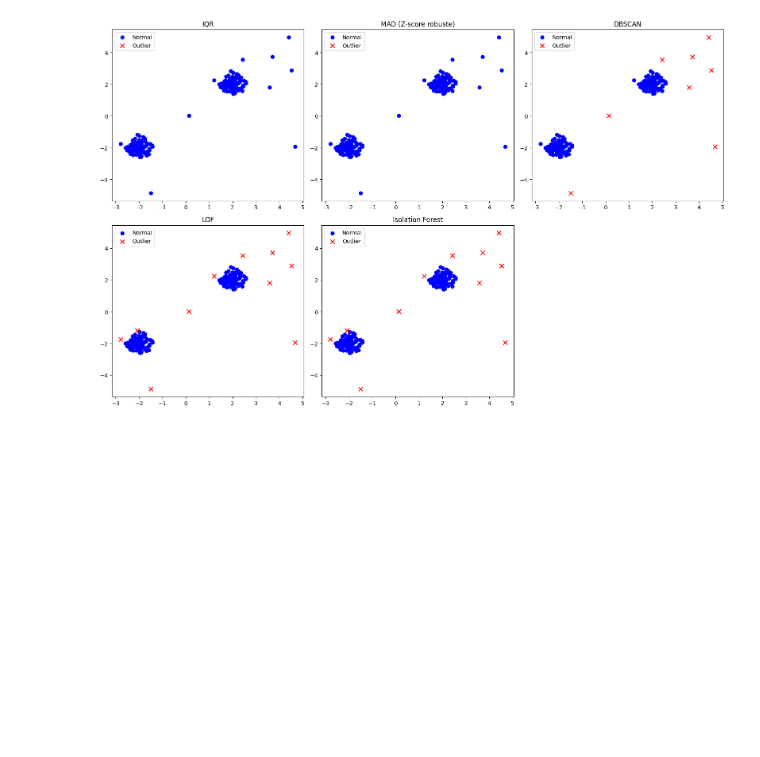
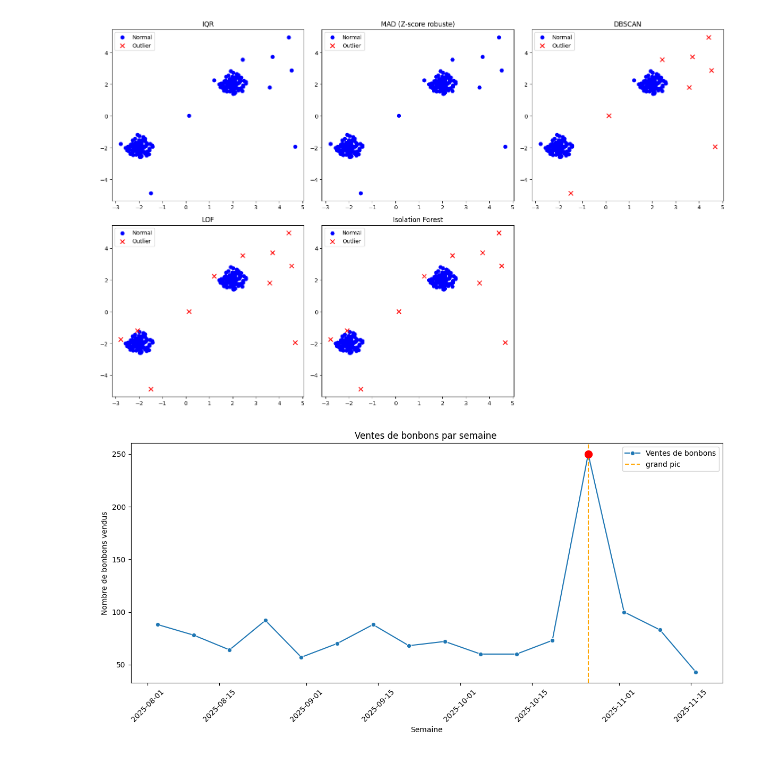
Before and after one commit to k-Refuge/Outliers, a Jupyter notebook: helping _code.ipynb, the cells around one changed output. Saved outputs shown, nothing was run; the diff lists cells and outputs as text; code cells hidden in the pictures; blank space fills up the shorter version.

```diff
--- a/helping _code.ipynb
+++ b/helping _code.ipynb
@@ -157,3 +157,44 @@ plt.tight_layout()
 plt.show()
 # %% [output]
 [figure]
+# %%
+import pandas as pd
+import numpy as np
+import matplotlib.pyplot as plt
+import seaborn as sns
+
+# Simuler des données sur 16 semaines
+np.random.seed(42)
+weeks = pd.date_range(start="2025-08-01", periods=16, freq="W")
+sales = np.random.randint(50, 100, size=16)
+
+# Ajouter un pic pour la semaine d'Halloween
+halloween_week = pd.Timestamp("2025-10-26")
+sales[weeks == halloween_week] = 250  # pic Halloween
+
+# Ajouter une légère variation après Halloween
+sales[weeks > halloween_week] += np.random.randint(-10, 20, size=(weeks > halloween_week).sum())
+
+data = pd.DataFrame({"Week": weeks, "Candy_Sales": sales})
+
+# -----------------------------
+# Visualisation
+# -----------------------------
+plt.figure(figsize=(12,6))
+sns.lineplot(data=data, x="Week", y="Candy_Sales", marker="o", label="Ventes de bonbons")
+plt.title("Ventes de bonbons par semaine ")
+plt.ylabel("Nombre de bonbons vendus")
+plt.xlabel("Semaine")
+
+# Mettre en évidence Halloween
+plt.axvline(halloween_week, color='orange', linestyle='--', label="grand pic")
+plt.scatter(data.loc[data['Week'] == halloween_week, 'Week'],
+            data.loc[data['Week'] == halloween_week, 'Candy_Sales'],
+            color='red', s=100, zorder=5)
+
+plt.legend()
+plt.xticks(rotation=45)
+plt.tight_layout()
+plt.show()
+# %% [output]
+[figure, added]
```
Also changed, not shown: parts of 1 cell of this notebook, 1 other file.
